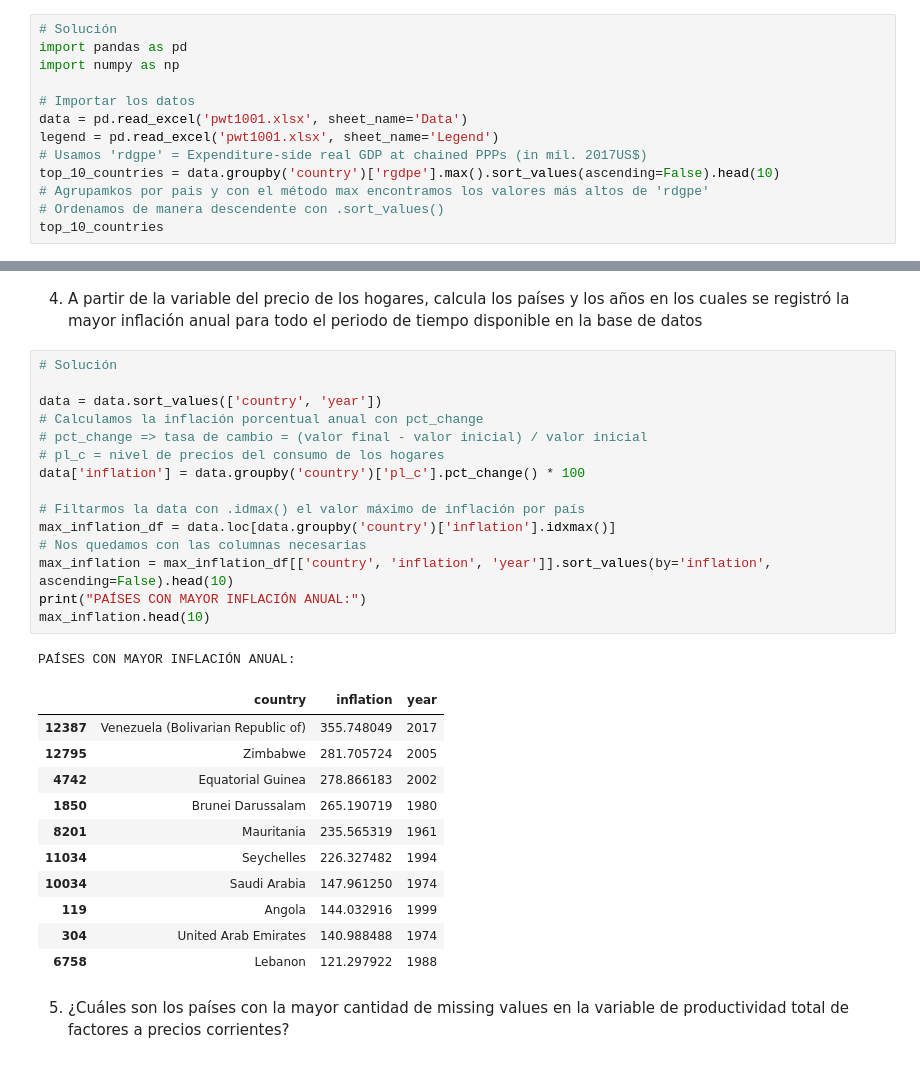
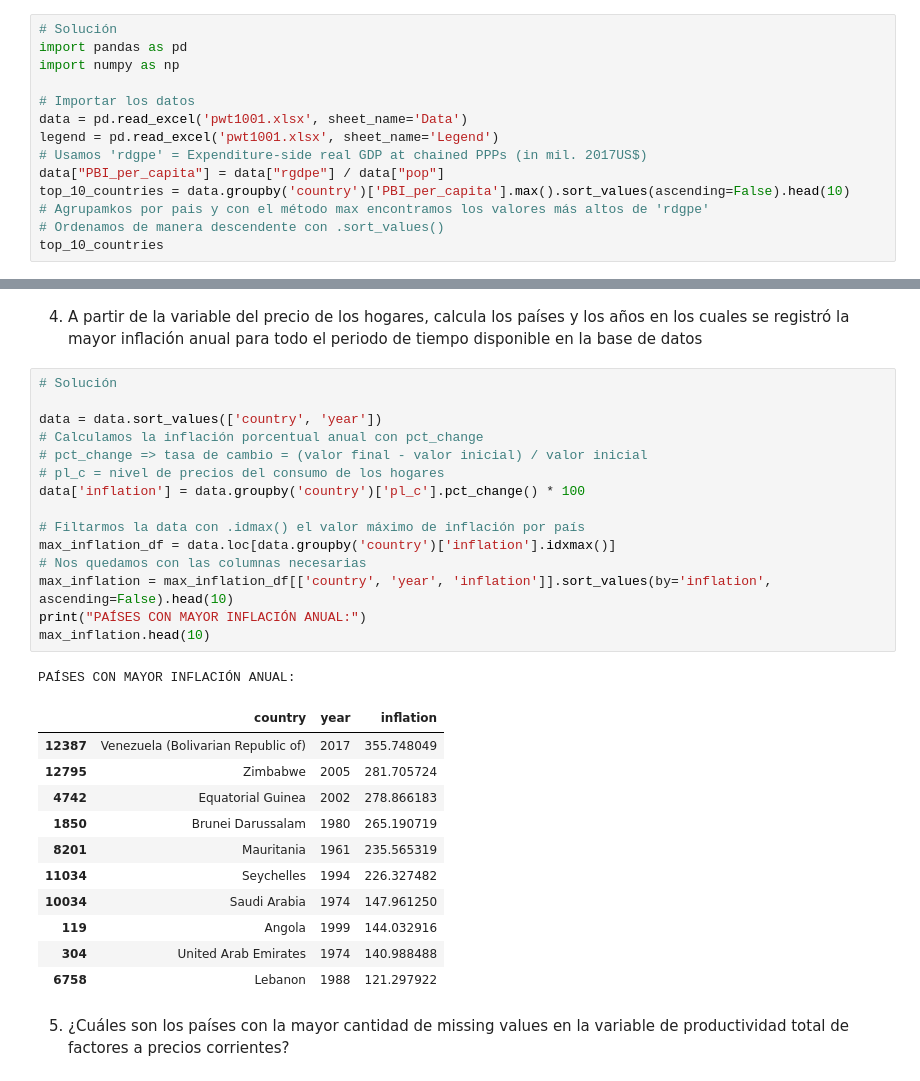
Before and after one commit to MandarineLab/tarea-4-3-torres-chipana-mamani, a Jupyter notebook: tarea_4_plantilla.ipynb, the cells around one changed output, grey strips where cells are left out. Cells and saved outputs as stored; diff of their text form.

```diff
--- a/tarea_4_plantilla.ipynb
+++ b/tarea_4_plantilla.ipynb
@@ -144,7 +146,8 @@ import numpy as np
 data = pd.read_excel('pwt1001.xlsx', sheet_name='Data')
 legend = pd.read_excel('pwt1001.xlsx', sheet_name='Legend')
 # Usamos 'rdgpe' = Expenditure-side real GDP at chained PPPs (in mil. 2017US$)
-top_10_countries = data.groupby('country')['rgdpe'].max().sort_values(ascending=False).head(10)
+data["PBI_per_capita"] = data["rgdpe"] / data["pop"]
+top_10_countries = data.groupby('country')['PBI_per_capita'].max().sort_values(ascending=False).head(10)
 # Agrupamkos por pais y con el método max encontramos los valores más altos de 'rdgpe'
 # Ordenamos de manera descendente con .sort_values()
 top_10_countries
@@ -220,31 +223,31 @@ La correlación entre el índice de capital humano y las horas trabajadas es -0.
 # %%
 # Solución
 
 data = data.sort_values(['country', 'year'])
 # Calculamos la inflación porcentual anual con pct_change
 # pct_change => tasa de cambio = (valor final - valor inicial) / valor inicial
 # pl_c = nivel de precios del consumo de los hogares
 data['inflation'] = data.groupby('country')['pl_c'].pct_change() * 100
 
 # Filtarmos la data con .idmax() el valor máximo de inflación por país
 max_inflation_df = data.loc[data.groupby('country')['inflation'].idxmax()]
 # Nos quedamos con las columnas necesarias
-max_inflation = max_inflation_df[['country', 'inflation', 'year']].sort_values(by='inflation', ascending=False).head(10)
+max_inflation = max_inflation_df[['country', 'year', 'inflation']].sort_values(by='inflation', ascending=False).head(10)
 print("PAÍSES CON MAYOR INFLACIÓN ANUAL:")
 max_inflation.head(10)
 # %% [output]
 PAÍSES CON MAYOR INFLACIÓN ANUAL:
-|  | country | inflation | year |
-| 12387 | Venezuela (Bolivarian Republic of) | 355.748049 | 2017 |
-| 12795 | Zimbabwe | 281.705724 | 2005 |
-| 4742 | Equatorial Guinea | 278.866183 | 2002 |
-| 1850 | Brunei Darussalam | 265.190719 | 1980 |
-| 8201 | Mauritania | 235.565319 | 1961 |
-| 11034 | Seychelles | 226.327482 | 1994 |
-| 10034 | Saudi Arabia | 147.961250 | 1974 |
-| 119 | Angola | 144.032916 | 1999 |
-| 304 | United Arab Emirates | 140.988488 | 1974 |
-| 6758 | Lebanon | 121.297922 | 1988 |
+|  | country | year | inflation |
+| 12387 | Venezuela (Bolivarian Republic of) | 2017 | 355.748049 |
+| 12795 | Zimbabwe | 2005 | 281.705724 |
+| 4742 | Equatorial Guinea | 2002 | 278.866183 |
+| 1850 | Brunei Darussalam | 1980 | 265.190719 |
+| 8201 | Mauritania | 1961 | 235.565319 |
+| 11034 | Seychelles | 1994 | 226.327482 |
+| 10034 | Saudi Arabia | 1974 | 147.961250 |
+| 119 | Angola | 1999 | 144.032916 |
+| 304 | United Arab Emirates | 1974 | 140.988488 |
+| 6758 | Lebanon | 1988 | 121.297922 |
 # %% [markdown]
 5. ¿Cuáles son los países con la mayor cantidad de missing values en la variable de productividad total de factores a precios corrientes?
 # %%
```
Also changed, not shown: parts of 6 cells of this notebook.
